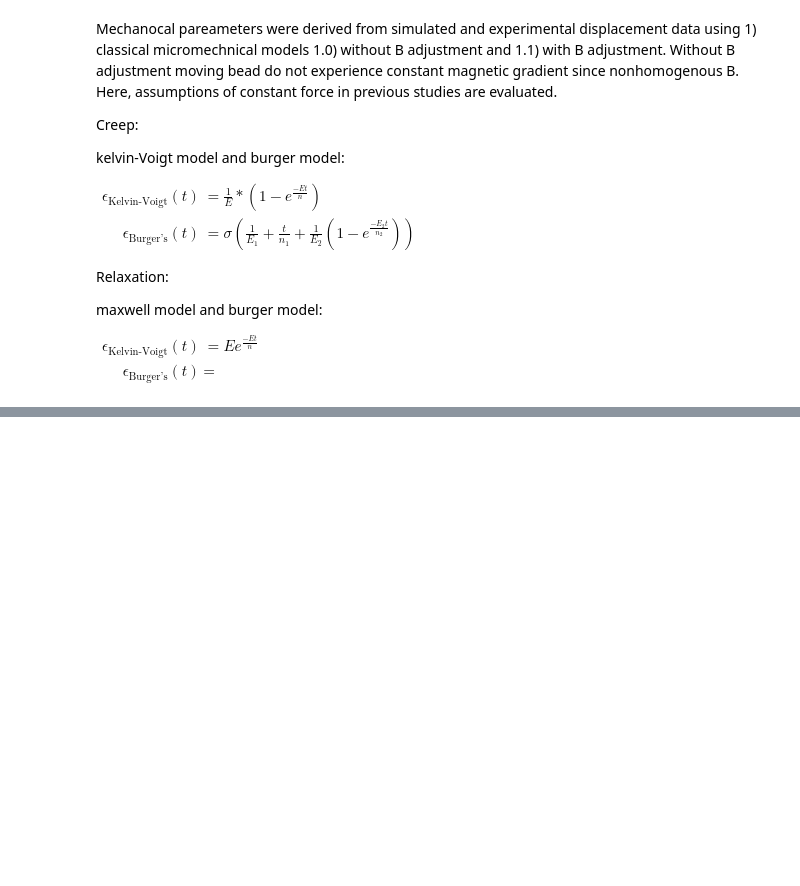
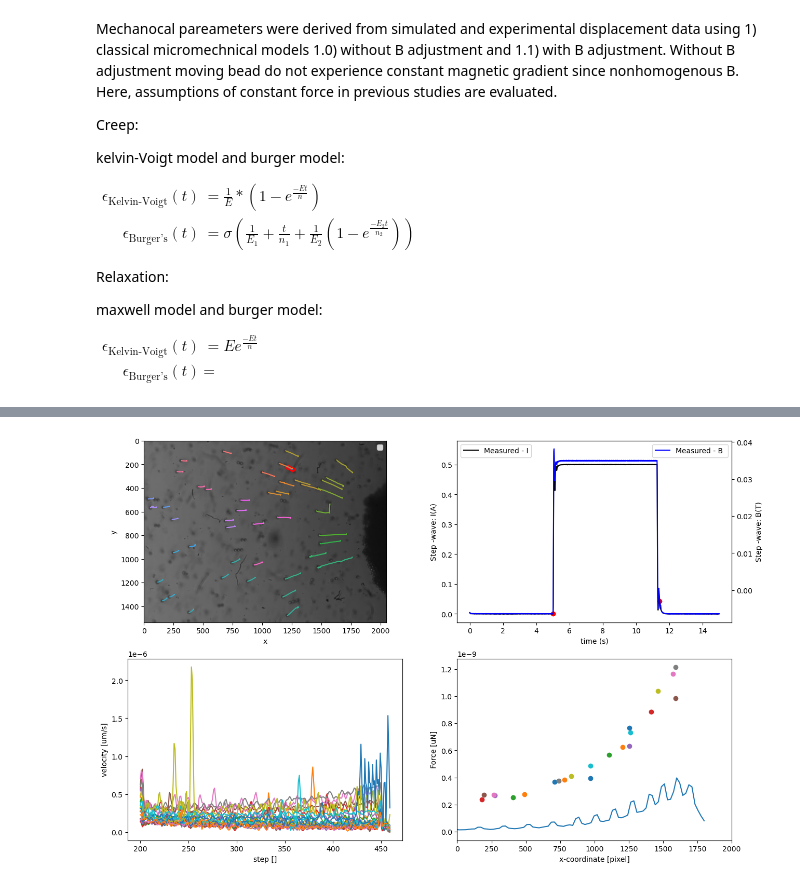
Before and after one commit to ArttuD/MicrorheologyProto, a Jupyter notebook: presentation.ipynb, the cells around one changed output, grey strips where cells are left out. Saved outputs shown, nothing was run; the diff lists cells and outputs as text; code cells hidden in the pictures; blank space fills up the shorter version.

```diff
--- a/presentation.ipynb
+++ b/presentation.ipynb
@@ -102,0 +257,86 @@ plt.scatter(df["index"].values[1140], df["measured"].values[1140])
+# %%
+fig, ax  = plt.subplots(2, 2, figsize = (15,10))
+
+path_vid = glob(os.path.join(root,"track_5/*.mp4"))
+
+cap = cv2.VideoCapture(path_vid[0])
+
+while(cap.isOpened()):
+    ret, frame = cap.read()
+    if ret==True:
+        #frame = cv2.flip(frame,0)
+        break
+
+ax[0,0].imshow(frame)
+
+path_track = os.path.join(root,"track_5/trackingData_2024-02-01.pickle")
+
+with open(path_track, "rb") as input_file:
+    file_track = cPickle.load(input_file)
+
+df_track = pd.DataFrame.from_dict(file_track)
+
+df_track["x_scaled"] = 2250 - df_track["y"]/m
+df_track["y_scaled"] = 1500 - df_track["x"]/m
+
+ax[0,0].plot(df_track["x_scaled"].values[start:end],df_track["y_scaled"][start:end])
+ax[0,0].scatter(df_track["x_scaled"].values[int(500/rate_rate)],df_track["y_scaled"].values[int(500/rate_rate)], color = "red")
+ax[0,0].scatter(df_track["x_scaled"].values[int(1150/rate_rate)],df_track["y_scaled"].values[int(1150/rate_rate)], color = "red")
+
+ax[0,1].set_ylabel("y-coordinate [pixel]")
+ax[0,1].set_xlabel("x-coordinate [pixel]")
+
+#Load calibration
+path = os.path.join(root,"track_5/driver_2024-02-01.npy")
+df = pd.DataFrame(np.load(path).T, columns = ['index','aim','measured','Mg', 'scaler'])
+
+ax1 = ax[0,1].twinx()
+
+ax1.plot(df["index"],df["Mg"], color = "blue", label = "Measured - B ")
+ax[0,1].plot(df["index"], df["measured"], color = "black", label = "Measured - I")
+ax[0,1].scatter(df["index"].values[int(500/1)], df["measured"].values[int(500/1)], color = "red")
+ax[0,1].scatter(df["index"].values[int(1140/1)], df["measured"].values[int(1140/1)], color = "red")
+
+ax[0,1].set_ylabel("Step -wave: I(A)")
+ax[0,1].set_xlabel("time (s)")
+ax[0,1].legend(loc = "upper left")
+
+ax1.set_ylabel("Step -wave: B(T)")
+ax1.legend(loc = "upper right")
+
+ax[1,1].set_xlabel("x-coordinate [pixel]")
+ax[1,1].set_ylabel("Force [uN]")
+
+sns.lineplot(x = "x", y = "y", data = df_mg, hue = "label", ax = ax[0,0])
+ax[0,0].legend([])
+
+idx = df_sim["x"] == 0.01e-03
+
+B_idx = scipy.ndimage.gaussian_filter(df_sim["B"].values[idx],5)
+B_grad = np.gradient(df_sim["B"].values[idx])
+
+
+for i in df_mg["label"].unique()[1::2]:
+
+    df_test = df_mg[df_mg["label"] == i]
+    df_test["v"] = np.sqrt(np.gradient(df_test["x"]*m*1e-6)**2 + np.gradient(df_test["y"]*m*1e-6)**2)
+    ax[1,0].plot(df_test["index"], df_test["v"])
+
+    F = calc_force(df_test["v"].values)
+
+    ax[1,1].scatter(np.mean(df_test["x"]), F)
+
+M_values = np.zeros_like(B_idx)
+for count,i in enumerate(B_idx):
+    idx_current = np.argmin(np.abs(B_mag-i))
+    M_values[count] = M_mag[idx_current]
+
+F_sim = M_values*B_grad*(4/3*np.pi*(5.5e-6)**3)
+
+xAxis = df_sim["y"].values[idx]/(m*1e-6)-6000
+ax[1,1].plot(xAxis,F_sim*1e3, label = "dB_x simualtion scaled")
+ax[1,1].set_xlim([0,2000])
+
+ax[1,0].set_xlabel("step []")
+ax[1,0].set_ylabel("velocity [um/s]")
+# %% [output]
@@ -103,3 +344,4 @@ plt.scatter(df["index"].values[1140], df["measured"].values[1140])
+[figure, added]
 # %%
 path_track = "./demoData/Tracking/trackingData_2024-01-31.pickle"
 
```
Also changed, not shown: parts of 9 cells of this notebook.
